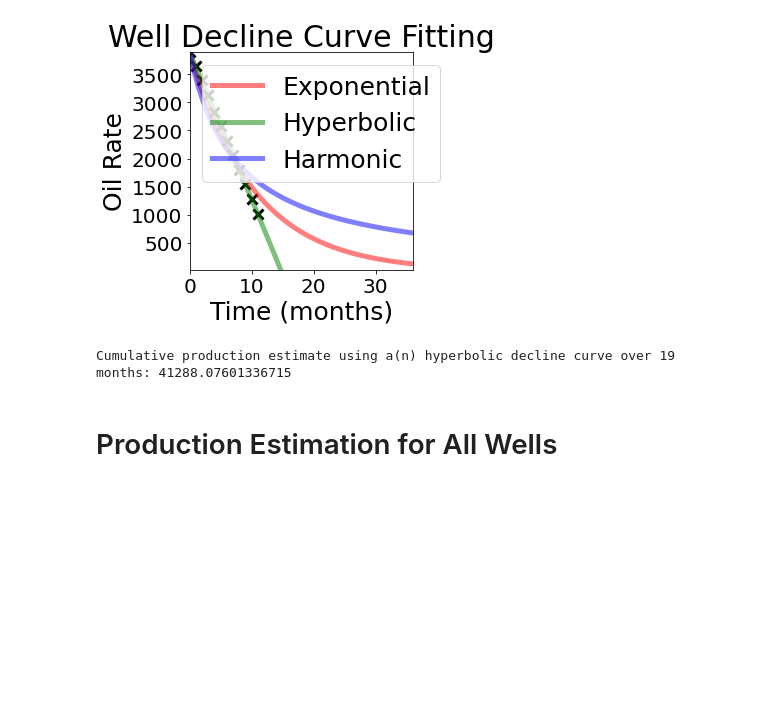
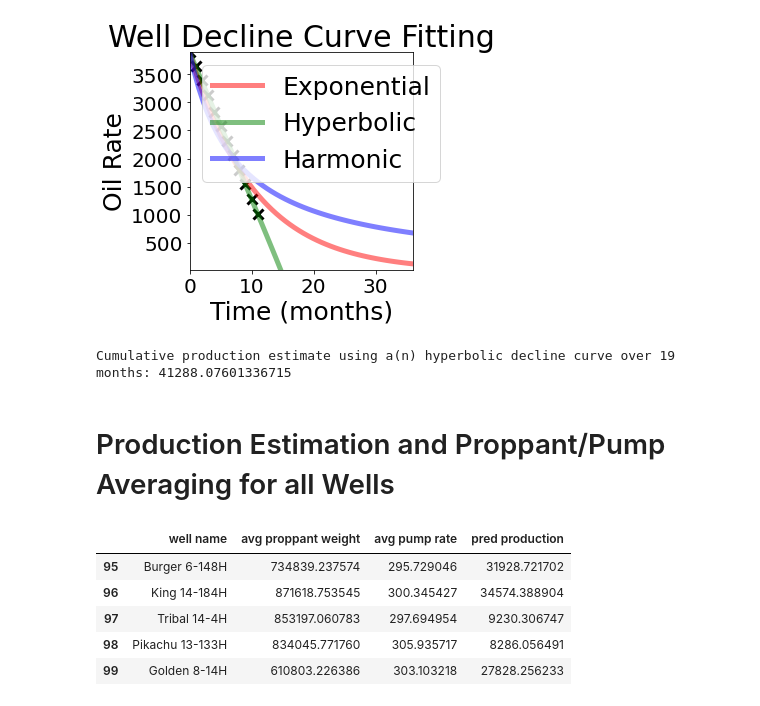
Before and after one commit to jessicachen011/energy-analytics-final-project-1, a Jupyter notebook: Well_Curve_Fitting.ipynb, the cells around one changed output. Cells and saved outputs as stored; diff of their text form; code cells hidden in the pictures; blank space fills up the shorter version.

Commit message:
Added proppant and pump average calculations to notebook

```diff
--- a/Well_Curve_Fitting.ipynb
+++ b/Well_Curve_Fitting.ipynb
@@ -171,7 +172,7 @@ print('Cumulative production estimate ' + 'using a(n) ' + curve_fit_names[best_f
 # %% [output]
 Cumulative production estimate using a(n) hyperbolic decline curve over 19 months: 41288.07601336715
 # %% [markdown]
-# Production Estimation for All Wells
+# Production Estimation and Proppant/Pump Averaging for all Wells
 # %%
 df = pd.read_csv(r'well production.csv')
 well_names = []
@@ -221,0 +218,28 @@ well_df.to_csv(r'well_data.csv', index = False)
+# %%
+avg_proppant = []
+avg_pump = []
+for well_file in os.listdir('well production'):
+    count = 0
+    prop = 0
+    pump = 0
+    well_file_df = pd.read_csv(os.path.join('well production', well_file))
+    for i in range(0, len(well_file_df)):
+        if (not math.isnan(well_file_df.loc[i]['proppant weight (lbs)'])):
+            count += 1
+            prop += well_file_df.loc[i]['proppant weight (lbs)']
+            pump += well_file_df.loc[i]['pump rate (cubic feet/min)']
+    avg_proppant.append(prop/count)
+    avg_pump.append(pump/count)
+# %%
+# Generate a csv file with the production data for each well
+well_data = {'well name': well_names, 'avg proppant weight': avg_proppant, 'avg pump rate': avg_pump, 'pred production': well_productions}
+well_df = pd.DataFrame(data=well_data)
+well_df.to_csv(r'well_data.csv', index = False)
+well_df.tail()
+# %% [output]
+|  | well name | avg proppant weight | avg pump rate | pred production |
+| 95 | Burger 6-148H | 734839.237574 | 295.729046 | 31928.721702 |
+| 96 | King 14-184H | 871618.753545 | 300.345427 | 34574.388904 |
+| 97 | Tribal 14-4H | 853197.060783 | 297.694954 | 9230.306747 |
+| 98 | Pikachu 13-133H | 834045.771760 | 305.935717 | 8286.056491 |
+| 99 | Golden 8-14H | 610803.226386 | 303.103218 | 27828.256233 |
```
Also changed, not shown: parts of 2 cells of this notebook.
